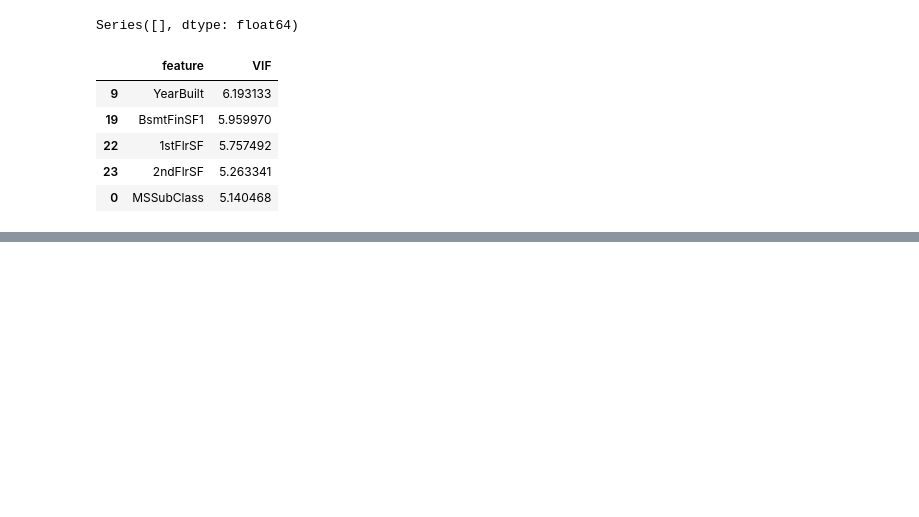
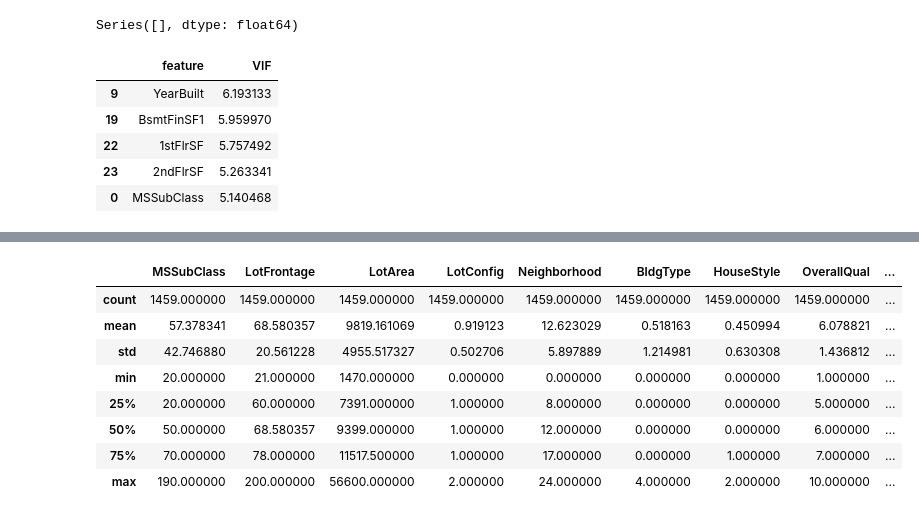
Before and after one commit to SerhiiDolhopolov/ML_Final_HousePredict, a Jupyter notebook: src/feature_engineering.ipynb, the cells around one changed output, grey strips where cells are left out. Saved outputs shown, nothing was run; the diff lists cells and outputs as text; code cells hidden in the pictures; blank space fills up the shorter version.

```diff
--- a/src/feature_engineering.ipynb
+++ b/src/feature_engineering.ipynb
@@ -782,0 +792,12 @@ FeatureManager.get_VIF_correlation_features(X_test).head()
+# %%
+X_test.describe()
+# %% [output]
+|  | MSSubClass | LotFrontage | LotArea | LotConfig | Neighborhood | BldgType | HouseStyle | OverallQual | ... |
+| count | 1459.000000 | 1459.000000 | 1459.000000 | 1459.000000 | 1459.000000 | 1459.000000 | 1459.000000 | 1459.000000 | ... |
+| mean | 57.378341 | 68.580357 | 9819.161069 | 0.919123 | 12.623029 | 0.518163 | 0.450994 | 6.078821 | ... |
+| std | 42.746880 | 20.561228 | 4955.517327 | 0.502706 | 5.897889 | 1.214981 | 0.630308 | 1.436812 | ... |
+| min | 20.000000 | 21.000000 | 1470.000000 | 0.000000 | 0.000000 | 0.000000 | 0.000000 | 1.000000 | ... |
+| 25% | 20.000000 | 60.000000 | 7391.000000 | 1.000000 | 8.000000 | 0.000000 | 0.000000 | 5.000000 | ... |
+| 50% | 50.000000 | 68.580357 | 9399.000000 | 1.000000 | 12.000000 | 0.000000 | 0.000000 | 6.000000 | ... |
+| 75% | 70.000000 | 78.000000 | 11517.500000 | 1.000000 | 17.000000 | 0.000000 | 1.000000 | 7.000000 | ... |
+| max | 190.000000 | 200.000000 | 56600.000000 | 2.000000 | 24.000000 | 4.000000 | 2.000000 | 10.000000 | ... |
```
Also changed, not shown: parts of 1 cell of this notebook, 5 other files.
